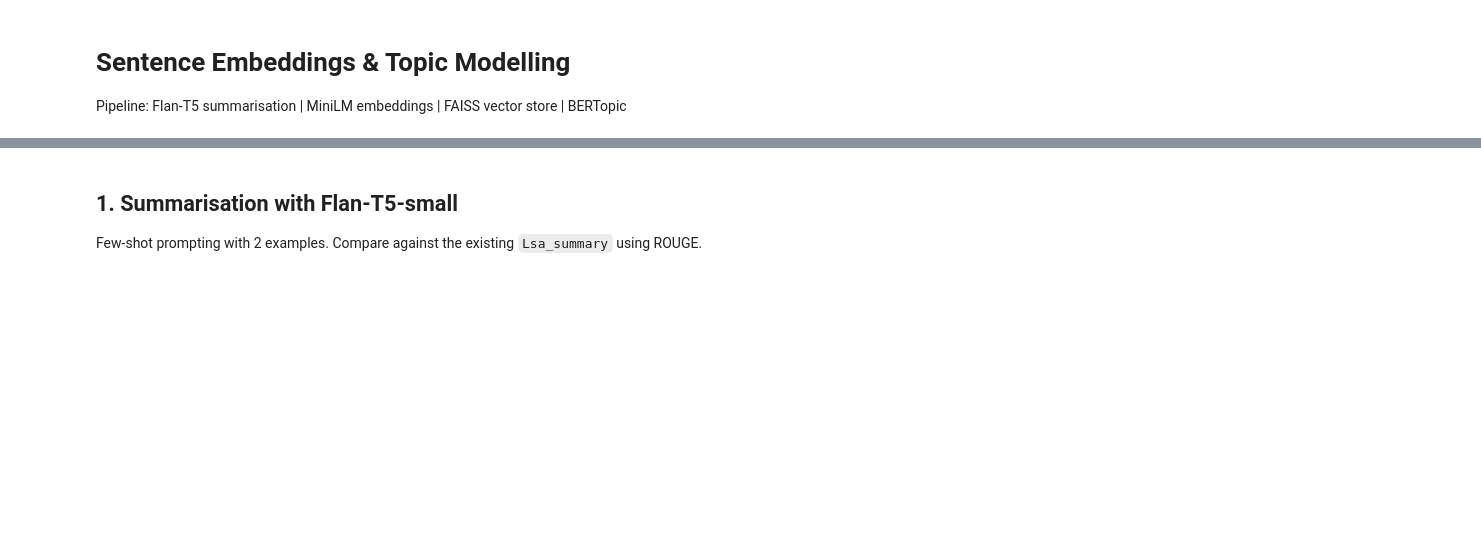
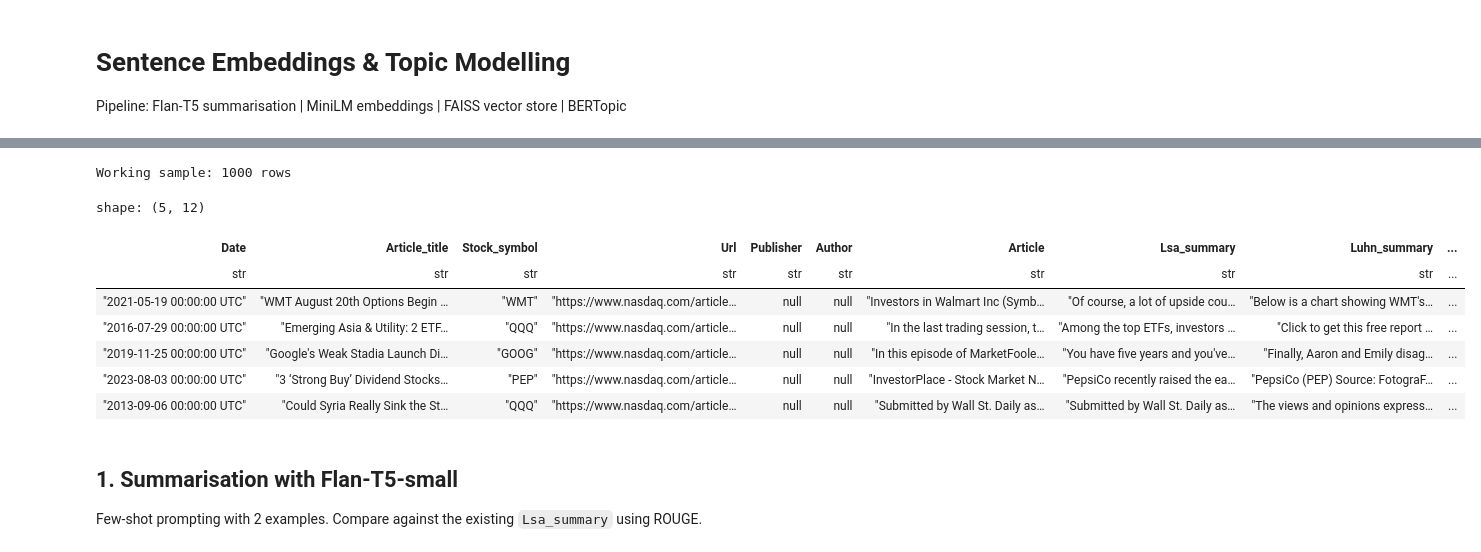
Before and after one commit to ahubler01/nlp_project, a Jupyter notebook: notebook/04_Embeddings.ipynb, the cells around one changed output, grey strips where cells are left out. Cells and saved outputs as stored; diff of their text form; code cells hidden in the pictures; blank space fills up the shorter version.

```diff
--- a/notebook/04_Embeddings.ipynb
+++ b/notebook/04_Embeddings.ipynb
@@ -44,9 +54,19 @@ print(f'Full df: {df.shape[0]:,} rows')
 # %%
 # ---- SAMPLE SIZE (change this when running on full data) ----
-N_SAMPLE = 5
+N_SAMPLE = 1000
 sample = df.sample(n=min(N_SAMPLE, df.shape[0]), seed=42)
 print(f'Working sample: {sample.shape[0]} rows')
 sample.head()
+# %% [output]
+Working sample: 1000 rows
+shape: (5, 12)
+| Date | Article_title | Stock_symbol | Url | Publisher | Author | Article | Lsa_summary | Luhn_summary | ... |
+| str | str | str | str | str | str | str | str | str | ... |
+| "2021-05-19 00:00:00 UTC" | "WMT August 20th Options Begin … | "WMT" | "https://www.nasdaq.com/article… | null | null | "Investors in Walmart Inc (Symb… | "Of course, a lot of upside cou… | "Below is a chart showing WMT's… | ... |
+| "2016-07-29 00:00:00 UTC" | "Emerging Asia & Utility: 2 ETF… | "QQQ" | "https://www.nasdaq.com/article… | null | null | "In the last trading session, t… | "Among the top ETFs, investors … | "Click to get this free report … | ... |
+| "2019-11-25 00:00:00 UTC" | "Google's Weak Stadia Launch Di… | "GOOG" | "https://www.nasdaq.com/article… | null | null | "In this episode of MarketFoole… | "You have five years and you've… | "Finally, Aaron and Emily disag… | ... |
+| "2023-08-03 00:00:00 UTC" | "3 ‘Strong Buy’ Dividend Stocks… | "PEP" | "https://www.nasdaq.com/article… | null | null | "InvestorPlace - Stock Market N… | "PepsiCo recently raised the ea… | "PepsiCo (PEP) Source: FotograF… | ... |
+| "2013-09-06 00:00:00 UTC" | "Could Syria Really Sink the St… | "QQQ" | "https://www.nasdaq.com/article… | null | null | "Submitted by Wall St. Daily as… | "Submitted by Wall St. Daily as… | "The views and opinions express… | ... |
 # %% [markdown]
 ## 1. Summarisation with Flan-T5-small
 
```
Also changed, not shown: parts of 15 cells of this notebook.
